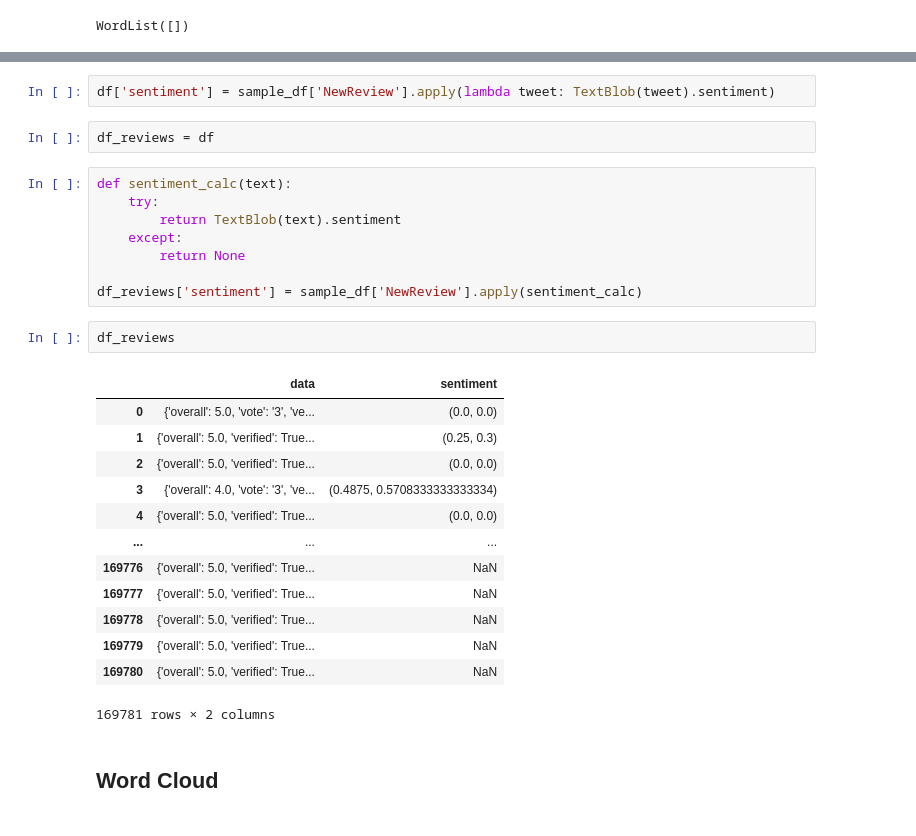
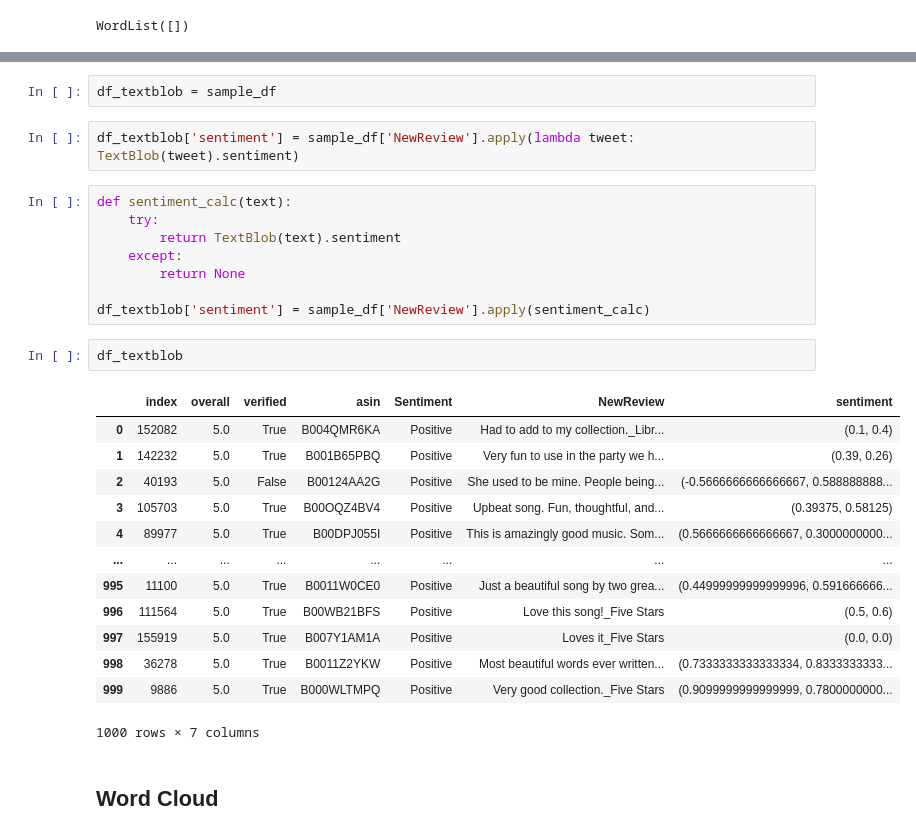
Before and after one commit to xenic1990/comp313-002-Team-2, a Jupyter notebook: Digital_Music.ipynb, the cells around one changed output, grey strips where cells are left out. Saved outputs shown, nothing was run; the diff lists cells and outputs as text.

```diff
--- a/Digital_Music.ipynb
+++ b/Digital_Music.ipynb
@@ -568,7 +644,7 @@ WordList(['Not', 'what', 'it', 'used', 'to', 'be_Three', 'Stars'])
+# %%
+df_textblob = sample_df
 # %%
-df['sentiment'] = sample_df['NewReview'].apply(lambda tweet: TextBlob(tweet).sentiment)
+df_textblob['sentiment'] = sample_df['NewReview'].apply(lambda tweet: TextBlob(tweet).sentiment)
-# %%
-df_reviews = df
 # %%
 def sentiment_calc(text):
     try:
@@ -576,23 +652,23 @@ def sentiment_calc(text):
     except:
         return None
 
-df_reviews['sentiment'] = sample_df['NewReview'].apply(sentiment_calc)
+df_textblob['sentiment'] = sample_df['NewReview'].apply(sentiment_calc)
-# %%
-df_reviews
-# %% [output]
-|  | data | sentiment |
-| 0 | {'overall': 5.0, 'vote': '3', 've... | (0.0, 0.0) |
-| 1 | {'overall': 5.0, 'verified': True... | (0.25, 0.3) |
-| 2 | {'overall': 5.0, 'verified': True... | (0.0, 0.0) |
-| 3 | {'overall': 4.0, 'vote': '3', 've... | (0.4875, 0.5708333333333334) |
-| 4 | {'overall': 5.0, 'verified': True... | (0.0, 0.0) |
-| ... | ... | ... |
-| 169776 | {'overall': 5.0, 'verified': True... | NaN |
-| 169777 | {'overall': 5.0, 'verified': True... | NaN |
-| 169778 | {'overall': 5.0, 'verified': True... | NaN |
-| 169779 | {'overall': 5.0, 'verified': True... | NaN |
-| 169780 | {'overall': 5.0, 'verified': True... | NaN |
-169781 rows × 2 columns
+# %%
+df_textblob
+# %% [output]
+|  | index | overall | verified | asin | Sentiment | NewReview | sentiment |
+| 0 | 152082 | 5.0 | True | B004QMR6KA | Positive | Had to add to my collection._Libr... | (0.1, 0.4) |
+| 1 | 142232 | 5.0 | True | B001B65PBQ | Positive | Very fun to use in the party we h... | (0.39, 0.26) |
+| 2 | 40193 | 5.0 | False | B00124AA2G | Positive | She used to be mine. People being... | (-0.5666666666666667, 0.588888888... |
+| 3 | 105703 | 5.0 | True | B00OQZ4BV4 | Positive | Upbeat song. Fun, thoughtful, and... | (0.39375, 0.58125) |
+| 4 | 89977 | 5.0 | True | B00DPJ055I | Positive | This is amazingly good music. Som... | (0.5666666666666667, 0.3000000000... |
+| ... | ... | ... | ... | ... | ... | ... | ... |
+| 995 | 11100 | 5.0 | True | B0011W0CE0 | Positive | Just a beautiful song by two grea... | (0.44999999999999996, 0.591666666... |
+| 996 | 111564 | 5.0 | True | B00WB21BFS | Positive | Love this song!_Five Stars | (0.5, 0.6) |
+| 997 | 155919 | 5.0 | True | B007Y1AM1A | Positive | Loves it_Five Stars | (0.0, 0.0) |
+| 998 | 36278 | 5.0 | True | B0011Z2YKW | Positive | Most beautiful words ever written... | (0.7333333333333334, 0.8333333333... |
+| 999 | 9886 | 5.0 | True | B000WLTMPQ | Positive | Very good collection._Five Stars | (0.9099999999999999, 0.7800000000... |
+1000 rows × 7 columns
 # %% [markdown]
 ## Word Cloud
 # %%
```
Also changed, not shown: parts of 25 cells of this notebook.
